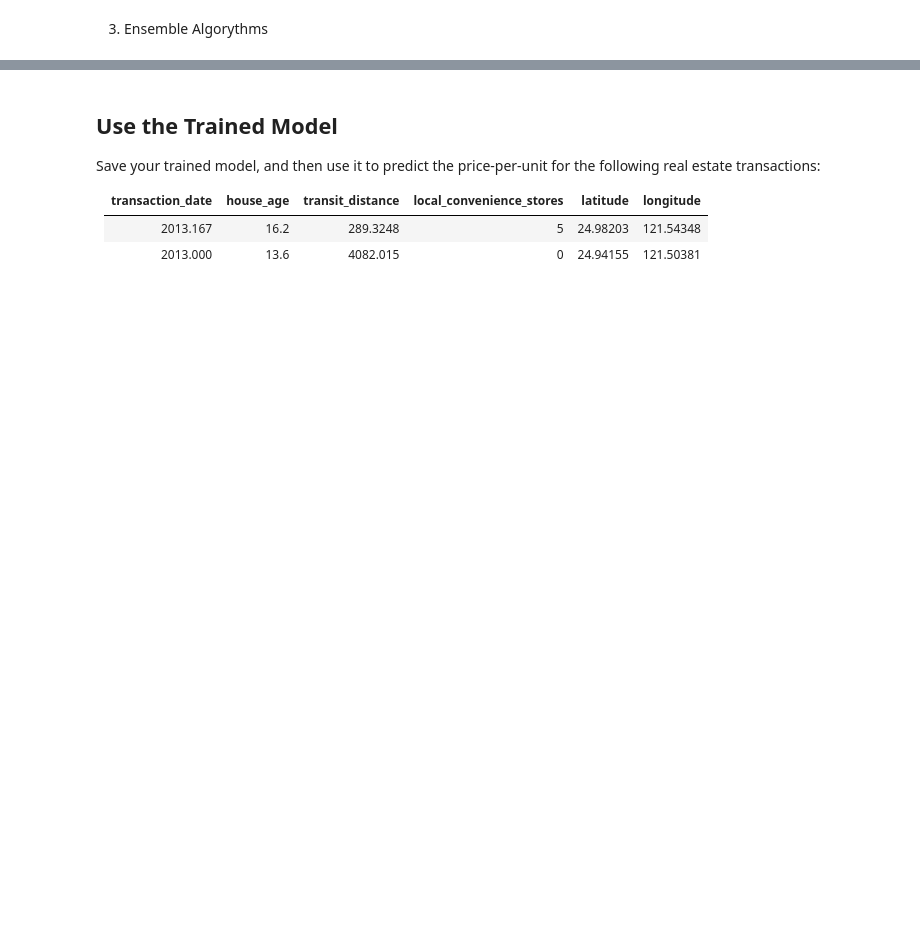
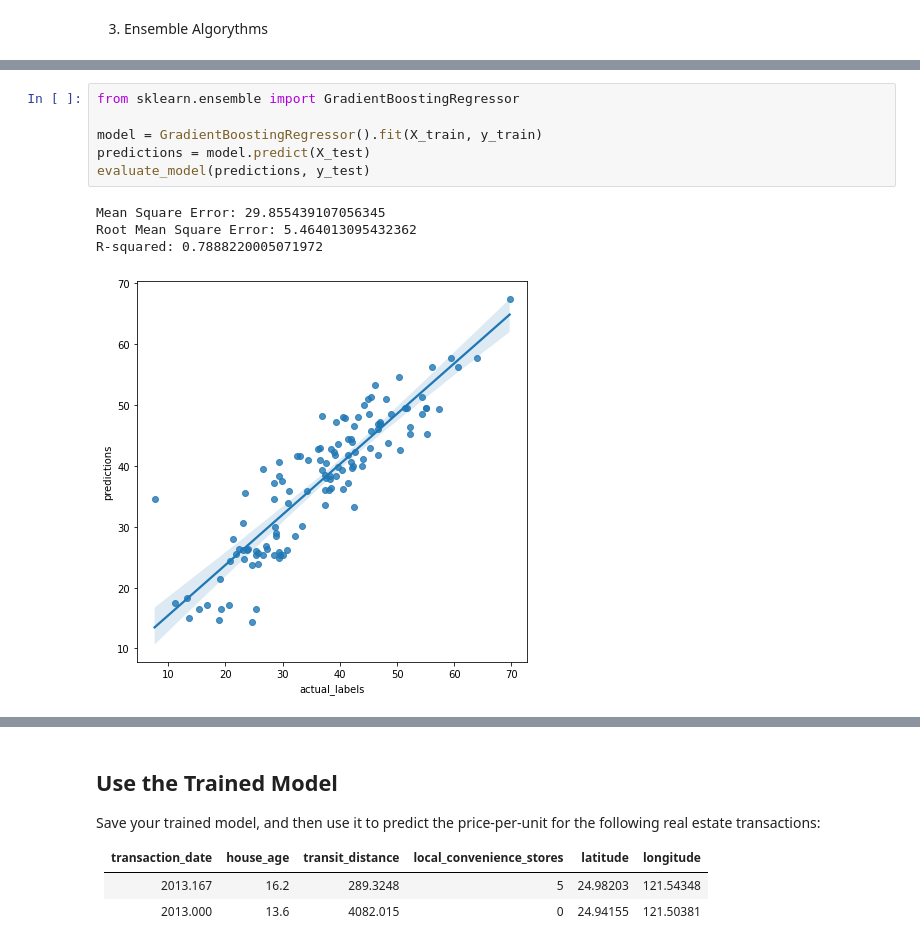
Before and after one commit to Berezovikov-A/ms_ml_challenges, a Jupyter notebook: 02 - Real Estate Regression Challenge.ipynb, the cells around one changed output, grey strips where cells are left out. Cells and saved outputs as stored; diff of their text form; blank space fills up the shorter version.

```diff
--- a/02 - Real Estate Regression Challenge.ipynb
+++ b/02 - Real Estate Regression Challenge.ipynb
@@ -258,0 +259,11 @@ R-squared: 0.7628458250195493
+# %%
+from sklearn.ensemble import GradientBoostingRegressor
+
+model = GradientBoostingRegressor().fit(X_train, y_train)
+predictions = model.predict(X_test)
+evaluate_model(predictions, y_test)
+# %% [output]
+Mean Square Error: 29.855439107056345
+Root Mean Square Error: 5.464013095432362
+R-squared: 0.7888220005071972
+[figure, added]
```
Also changed, not shown: parts of 18 cells of this notebook.
